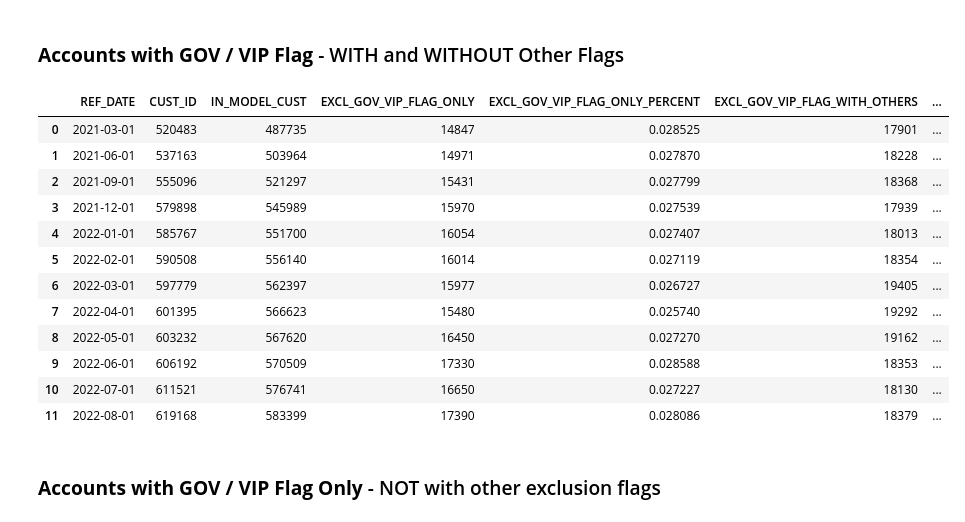
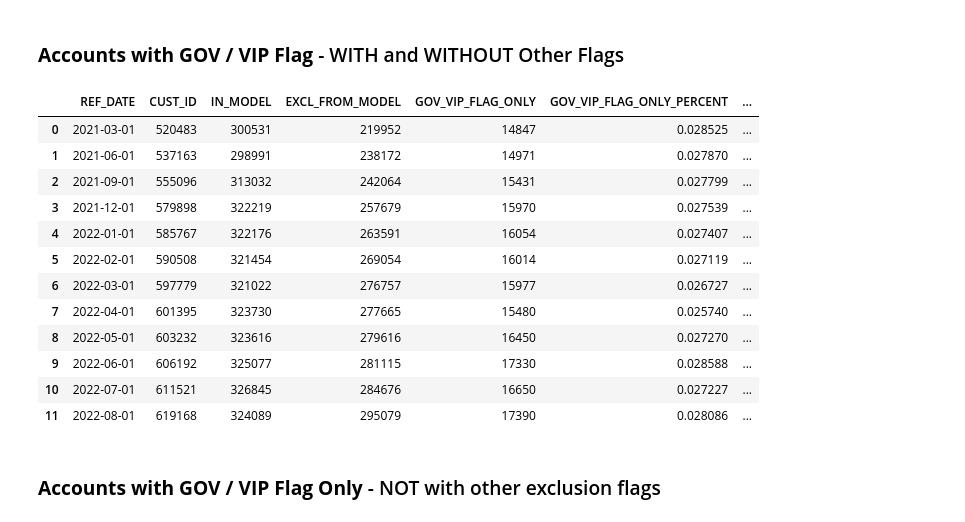
Before and after one commit to Prudick/risk-data-science-pm-model-exclusion-accounts-analysis, a Jupyter notebook: data-gathering.ipynb, the cells around one changed output. Cells and saved outputs as stored; diff of their text form; code cells hidden in the pictures.

```diff
--- a/data-gathering.ipynb
+++ b/data-gathering.ipynb
@@ -43,48 +44,49 @@ Failed to import ArrowResult. No Apache Arrow result set format can be used. Imp
 # %%
 df_gov_vip = all_acct.copy()
 
 # Create a column called 'EXCL_CRITERIA_SUM' to sum up all exclusion criteria
 df_gov_vip['EXCL_CRITERIA_SUM'] = \
     df_gov_vip.EXCL_PORTFOLIO_FLAG \
     + df_gov_vip.EXCL_CUST_STATUS_FLAG \
     + df_gov_vip.EXCL_CUST_TENURE_FLAG \
     + df_gov_vip.EXCL_GOV_VIP_FLAG \
     + df_gov_vip.EXCL_DUMMY_CREDIT_LIMIT_FLAG \
     + df_gov_vip.EXCL_LARGE_CREDIT_LIMIT_FLAG \
     + df_gov_vip.EXCL_MATERIAL_DELINQUENCY_FLAG \
     + df_gov_vip.EXCL_CUST_CONVERSION_FLAG \
     + df_gov_vip.EXCL_FRAUD_FLAG \
     + df_gov_vip.EXCL_EFPS_FLAG
 
+df_gov_vip['IN_MODEL'] = np.where((df_gov_vip.EXCL_CRITERIA_SUM == 0), 1, 0)
+df_gov_vip['EXCL_FROM_MODEL'] = np.where((df_gov_vip.EXCL_CRITERIA_SUM > 0), 1, 0)
+
 # Create a column called 'EXCL_GOV_VIP_FLAG_ONLY' where EXCL_GOV_VIP_FLAG = 1 and EXCL_CRITERIA_SUM = 1
-df_gov_vip['EXCL_GOV_VIP_FLAG_ONLY'] = np.where((df_gov_vip.EXCL_GOV_VIP_FLAG == 1) & (df_gov_vip.EXCL_CRITERIA_SUM == 1), 1, 0)
+df_gov_vip['GOV_VIP_FLAG_ONLY'] = np.where((df_gov_vip.EXCL_GOV_VIP_FLAG == 1) & (df_gov_vip.EXCL_CRITERIA_SUM == 1), 1, 0)
 
 # Create a column called 'EXCL_ONLY_GOV_VIP_FLAG' where EXCL_GOV_VIP_FLAG = 1 and EXCL_CRITERIA_SUM > 1
-df_gov_vip['EXCL_GOV_VIP_FLAG_WITH_OTHERS'] = np.where((df_gov_vip.EXCL_GOV_VIP_FLAG == 1) & (df_gov_vip.EXCL_CRITERIA_SUM > 1), 1, 0)
+df_gov_vip['GOV_VIP_FLAG_WITH_OTHERS'] = np.where((df_gov_vip.EXCL_GOV_VIP_FLAG == 1) & (df_gov_vip.EXCL_CRITERIA_SUM > 1), 1, 0)
 
 # Create a dataframe for CUST_ID count for each ref_date for EXCL_GOV_VIP_FLAG_ONLY and EXCL_GOV_VIP_FLAG_WITH_OTHERS
-df_gov_vip = df_gov_vip.groupby('REF_DATE').agg({'CUST_ID': 'nunique', 'EXCL_GOV_VIP_FLAG_ONLY': 'sum', 'EXCL_GOV_VIP_FLAG_WITH_OTHERS': 'sum'}).reset_index()
-df_gov_vip['EXCL_GOV_VIP_FLAG_ONLY_PERCENT'] = df_gov_vip['EXCL_GOV_VIP_FLAG_ONLY'] / df_gov_vip['CUST_ID']
-df_gov_vip['EXCL_GOV_VIP_FLAG_WITH_OTHERS_PERCENT'] = df_gov_vip['EXCL_GOV_VIP_FLAG_WITH_OTHERS'] / df_gov_vip['CUST_ID']
+df_gov_vip = df_gov_vip.groupby('REF_DATE').agg({'CUST_ID': 'nunique', 'IN_MODEL': 'sum', 'EXCL_FROM_MODEL': 'sum', 'GOV_VIP_FLAG_ONLY': 'sum', 'GOV_VIP_FLAG_WITH_OTHERS': 'sum'}).reset_index()
+df_gov_vip['GOV_VIP_FLAG_ONLY_PERCENT'] = df_gov_vip['GOV_VIP_FLAG_ONLY'] / df_gov_vip['CUST_ID']
+df_gov_vip['GOV_VIP_FLAG_WITH_OTHERS_PERCENT'] = df_gov_vip['GOV_VIP_FLAG_WITH_OTHERS'] / df_gov_vip['CUST_ID']
 
-df_gov_vip['IN_MODEL_CUST'] = df_gov_vip['CUST_ID'] - df_gov_vip['EXCL_GOV_VIP_FLAG_ONLY'] - df_gov_vip['EXCL_GOV_VIP_FLAG_WITH_OTHERS']
-
-df_gov_vip = df_gov_vip[['REF_DATE', 'CUST_ID', 'IN_MODEL_CUST', 'EXCL_GOV_VIP_FLAG_ONLY', 'EXCL_GOV_VIP_FLAG_ONLY_PERCENT', 'EXCL_GOV_VIP_FLAG_WITH_OTHERS', 'EXCL_GOV_VIP_FLAG_WITH_OTHERS_PERCENT']]
+df_gov_vip = df_gov_vip[['REF_DATE', 'CUST_ID', 'IN_MODEL', 'EXCL_FROM_MODEL', 'GOV_VIP_FLAG_ONLY', 'GOV_VIP_FLAG_ONLY_PERCENT', 'GOV_VIP_FLAG_WITH_OTHERS', 'GOV_VIP_FLAG_WITH_OTHERS_PERCENT']]
 df_gov_vip
 # %% [output]
-|  | REF_DATE | CUST_ID | IN_MODEL_CUST | EXCL_GOV_VIP_FLAG_ONLY | EXCL_GOV_VIP_FLAG_ONLY_PERCENT | EXCL_GOV_VIP_FLAG_WITH_OTHERS | ... |
-| 0 | 2021-03-01 | 520483 | 487735 | 14847 | 0.028525 | 17901 | ... |
-| 1 | 2021-06-01 | 537163 | 503964 | 14971 | 0.027870 | 18228 | ... |
-| 2 | 2021-09-01 | 555096 | 521297 | 15431 | 0.027799 | 18368 | ... |
-| 3 | 2021-12-01 | 579898 | 545989 | 15970 | 0.027539 | 17939 | ... |
-| 4 | 2022-01-01 | 585767 | 551700 | 16054 | 0.027407 | 18013 | ... |
-| 5 | 2022-02-01 | 590508 | 556140 | 16014 | 0.027119 | 18354 | ... |
-| 6 | 2022-03-01 | 597779 | 562397 | 15977 | 0.026727 | 19405 | ... |
-| 7 | 2022-04-01 | 601395 | 566623 | 15480 | 0.025740 | 19292 | ... |
-| 8 | 2022-05-01 | 603232 | 567620 | 16450 | 0.027270 | 19162 | ... |
-| 9 | 2022-06-01 | 606192 | 570509 | 17330 | 0.028588 | 18353 | ... |
-| 10 | 2022-07-01 | 611521 | 576741 | 16650 | 0.027227 | 18130 | ... |
-| 11 | 2022-08-01 | 619168 | 583399 | 17390 | 0.028086 | 18379 | ... |
+|  | REF_DATE | CUST_ID | IN_MODEL | EXCL_FROM_MODEL | GOV_VIP_FLAG_ONLY | GOV_VIP_FLAG_ONLY_PERCENT | ... |
+| 0 | 2021-03-01 | 520483 | 300531 | 219952 | 14847 | 0.028525 | ... |
+| 1 | 2021-06-01 | 537163 | 298991 | 238172 | 14971 | 0.027870 | ... |
+| 2 | 2021-09-01 | 555096 | 313032 | 242064 | 15431 | 0.027799 | ... |
+| 3 | 2021-12-01 | 579898 | 322219 | 257679 | 15970 | 0.027539 | ... |
+| 4 | 2022-01-01 | 585767 | 322176 | 263591 | 16054 | 0.027407 | ... |
+| 5 | 2022-02-01 | 590508 | 321454 | 269054 | 16014 | 0.027119 | ... |
+| 6 | 2022-03-01 | 597779 | 321022 | 276757 | 15977 | 0.026727 | ... |
+| 7 | 2022-04-01 | 601395 | 323730 | 277665 | 15480 | 0.025740 | ... |
+| 8 | 2022-05-01 | 603232 | 323616 | 279616 | 16450 | 0.027270 | ... |
+| 9 | 2022-06-01 | 606192 | 325077 | 281115 | 17330 | 0.028588 | ... |
+| 10 | 2022-07-01 | 611521 | 326845 | 284676 | 16650 | 0.027227 | ... |
+| 11 | 2022-08-01 | 619168 | 324089 | 295079 | 17390 | 0.028086 | ... |
 # %% [markdown]
 ### **Accounts with GOV / VIP Flag Only** - NOT with other exclusion flags
 # %%
```
Also changed, not shown: parts of 9 cells of this notebook.
